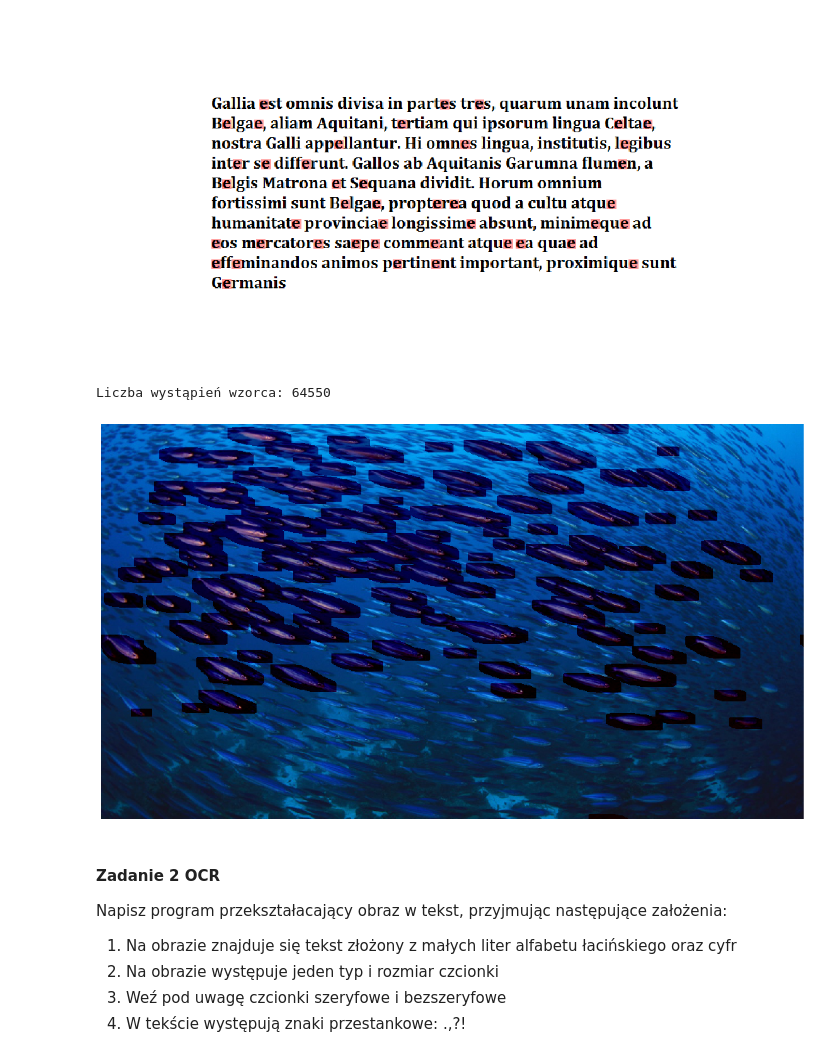
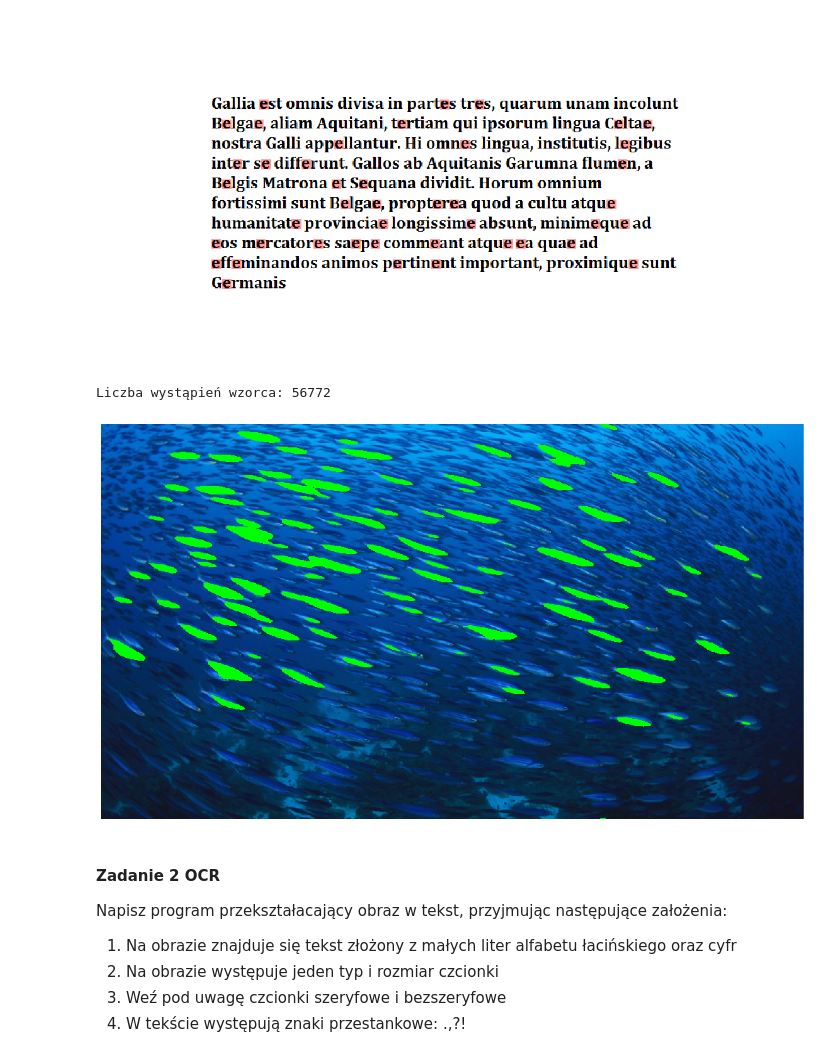
Before and after one commit to BlqMary/MOWNIT, a Jupyter notebook: Lab 9/Lab 9.ipynb, the cells around one changed output. Cells and saved outputs as stored; diff of their text form; code cells hidden in the pictures.

```diff
--- a/Lab 9/Lab 9.ipynb
+++ b/Lab 9/Lab 9.ipynb
@@ -10,37 +5,3 @@ from collections import defaultdict
 • Wykorzystując transformację Fouriera oblicz korelację między wybranym wzorcem, a całym obrazem 1
 • Przedstaw otrzymany obraz wyjściowy oraz punkty, w których wykryto wystąpienie wzorca (nałóż je na obraz oryginalny).
 • Znajdź liczbę wystąpień wzorca. Testy przeprowadź na dwóch zbiorach danych.
-# %%
-def findPattern(image,pattern,changeImage,mu=0.95):
-    originalImage = Image.open(image)
-    w,h = originalImage.size
-    img = changeImage(originalImage)
-
-    imgPattern = Image.open(pattern)
-    wp,hp = imgPattern.size
-    imgPattern = changeImage(imgPattern)
-
-    img = np.swapaxes(np.array(img),0,1)
-    imgPattern = np.swapaxes(np.array(imgPattern),0,1)
-
-    correlation = np.real(np.fft.ifft2(np.multiply(np.fft.fft2(img),
-                np.fft.fft2(np.rot90(imgPattern,2), s=(w,h)))))
-
-    pixels = originalImage.load()
-    pixels2 = originalImage.copy().load()
-
-    matchCondition = mu * np.max(correlation)
-    matches = np.argwhere(correlation >= matchCondition)
-
-    for x, y in matches:
-        x = int(x)
-        y = int(y)
-        for i in range(wp):
-            for j in range(hp):
-                r, g, b = pixels2[x-i,y-j] #orginalne kolory
-                pixels[x-i,y-j] = (r, g-100, b-100)
-
-    print("Liczba wystąpień wzorca:",len(matches))
-    plt.figure(figsize=(20,10))
-    plt.axis('off')
-    plt.imshow(np.asarray(originalImage))
@@ -50,10 +113,17 @@ findPattern(image="galia.png",pattern="galia_e.png",changeImage=lambda i: ImageO
 Liczba wystąpień wzorca: 43
 [figure]
 # %%
-findPattern(image="school.jpg",pattern="fish1.png",changeImage=lambda i: np.array(i)[:,:,0],mu=0.145)
+img, count = findPattern(image="images/school.jpg",pattern="images/fish1.png",square = False ,
+                         changeImage=lambda i: (np.array(i)[:,:,0]).T,mu=0.16)
+
+print("Liczba wystąpień wzorca:",count)
+plt.figure(figsize=(20,10))
+plt.axis('off')
+plt.imshow(np.asarray(img))
+plt.show()
 # %% [output]
-Liczba wystąpień wzorca: 64550
+Liczba wystąpień wzorca: 56772
-[figure, old version]
+[figure, new version]
 # %% [markdown]
 #### Zadanie 2 OCR
 Napisz program przekształacający obraz w tekst, przyjmując następujące założenia:
```
Also changed, not shown: parts of 17 cells of this notebook, 14 other files.
